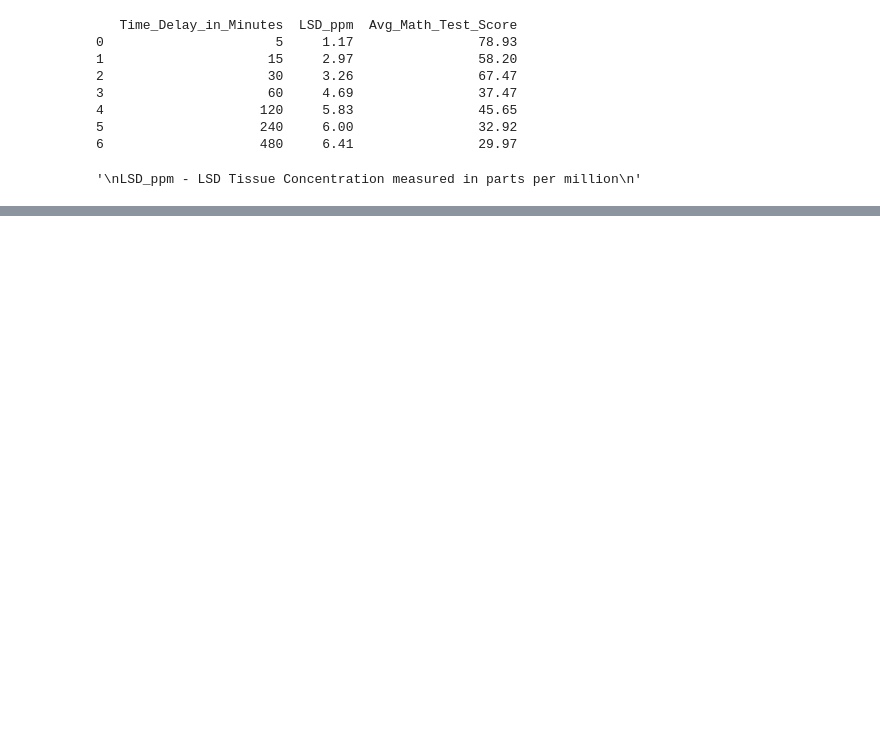
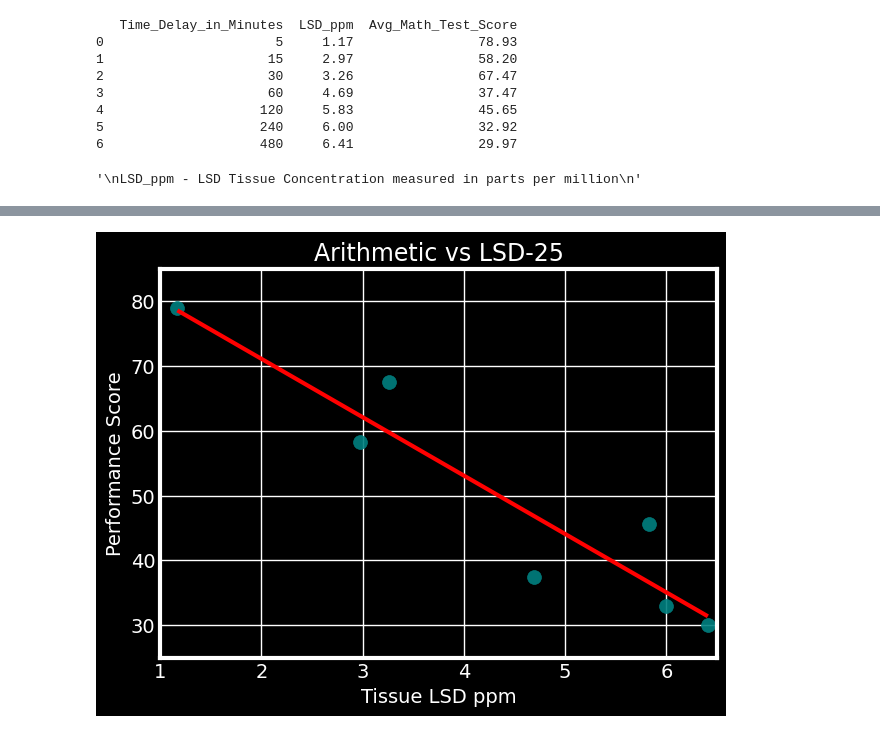
Before and after one commit to nazifishrak/Data-Science, a Jupyter notebook: Linear Regression/LSDStudy.ipynb, the cells around one changed output, grey strips where cells are left out. Saved outputs shown, nothing was run; the diff lists cells and outputs as text; code cells hidden in the pictures; blank space fills up the shorter version.

```diff
--- a/Linear Regression/LSDStudy.ipynb
+++ b/Linear Regression/LSDStudy.ipynb
@@ -32,0 +59,18 @@ plt.show()
+# %%
+%matplotlib inline
+
+#Styling
+plt.title('Arithmetic vs LSD-25', fontsize=17)
+plt.xlabel('Tissue LSD ppm', fontsize=14)
+plt.ylabel('Performance Score', fontsize=14)
+plt.ylim(25, 85)
+plt.xlim(1, 6.5)
+plt.style.use('fivethirtyeight')
+
+
+#Plotting
+plt.scatter(LSD, Average, color='teal', s=100, alpha=0.9)
+plt.plot(LSD, predicted_score, color='red', linewidth=3)
+plt.show()
+# %% [output]
+[figure, added]
```
Also changed, not shown: parts of 3 cells of this notebook, 1 other file.
